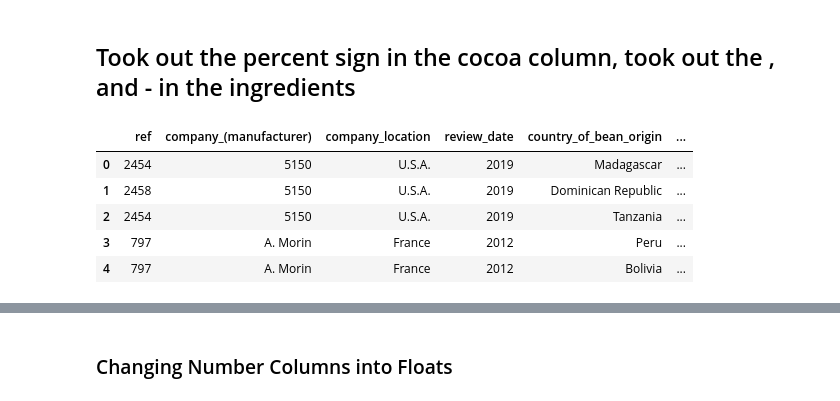
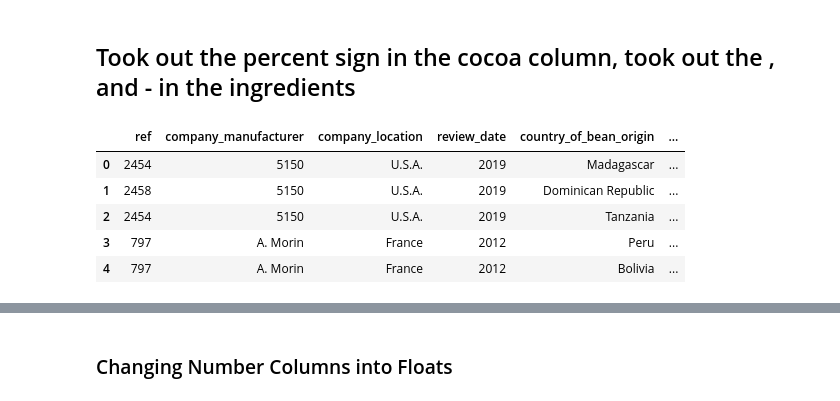
Before and after one commit to jchandleroneal/bsc-phase-three-project, a Jupyter notebook: notebooks/exploratory/dorothy/dorothy_main.ipynb, the cells around one changed output, grey strips where cells are left out. Drawn from its saved outputs; the diff is of its cells as text; code cells hidden in the pictures.

```diff
--- a/notebooks/exploratory/dorothy/dorothy_main.ipynb
+++ b/notebooks/exploratory/dorothy/dorothy_main.ipynb
@@ -24,18 +24,18 @@ df.head()
 # %% [markdown]
 ## Took out the percent sign in the cocoa column, took out the , and - in the ingredients ##
 # %%
-df.columns = df.columns.str.replace(' ', '_').str.lower()
+df.columns = df.columns.str.replace(' ', '_').str.replace('(','').str.replace(')','').str.lower()
 
 #cocoa_percent
 df = df.replace('%',' ', regex=True)
 
 #ingredients
 df = df.replace(',',' ', regex=True)
 df = df.replace('-',' ', regex=True)
 
 df.head()
 # %% [output]
-|  | ref | company_(manufacturer) | company_location | review_date | country_of_bean_origin | ... |
+|  | ref | company_manufacturer | company_location | review_date | country_of_bean_origin | ... |
 | 0 | 2454 | 5150 | U.S.A. | 2019 | Madagascar | ... |
 | 1 | 2458 | 5150 | U.S.A. | 2019 | Dominican Republic | ... |
 | 2 | 2454 | 5150 | U.S.A. | 2019 | Tanzania | ... |
```
Also changed, not shown: parts of 73 cells of this notebook, 1 other file.
